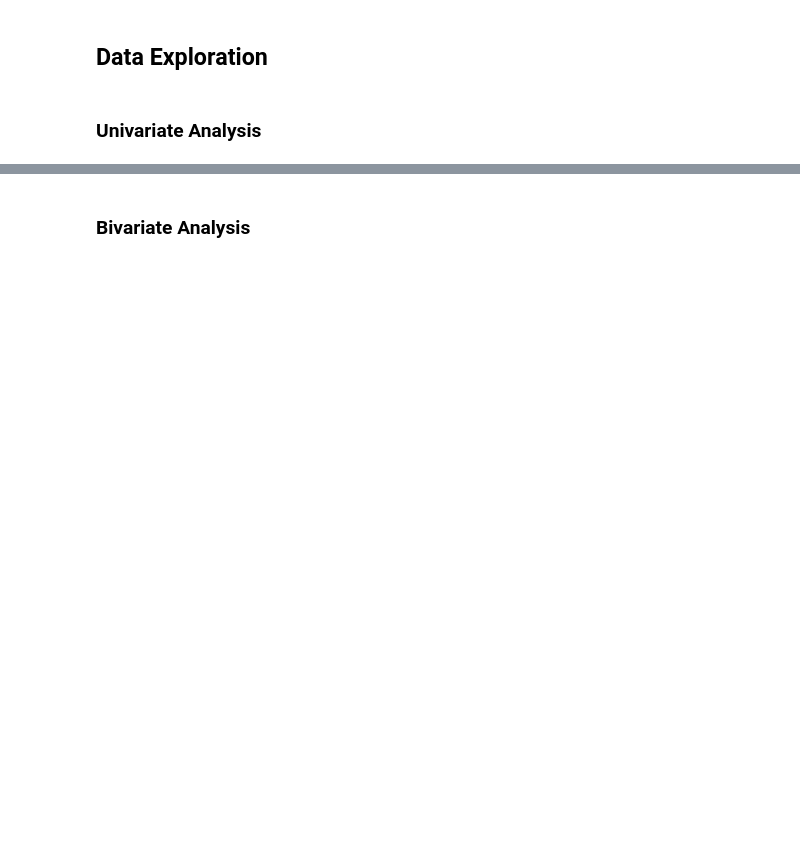
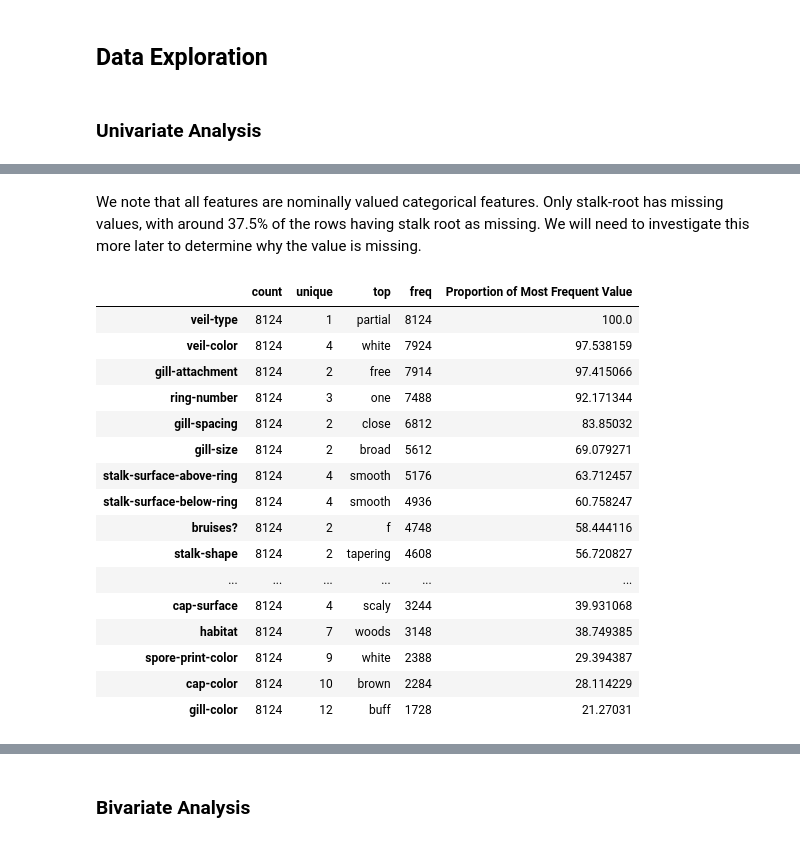
Before and after one commit to Tien-Cheng/AI-and-Machine-Learning--ST1511-, a Jupyter notebook: Assignment 1/classification/mushroom.ipynb, the cells around one changed output, grey strips where cells are left out. Drawn from its saved outputs; the diff is of its cells as text; code cells hidden in the pictures; blank space fills up the shorter version.

```diff
--- a/Assignment 1/classification/mushroom.ipynb
+++ b/Assignment 1/classification/mushroom.ipynb
@@ -54,0 +172,24 @@ random_state = np.random.RandomState(42) # also note that for cross validation,
+# %% [markdown]
+We note that all features are nominally valued categorical features. Only stalk-root has missing values, with around 37.5% of the rows having stalk root as missing. We will need to investigate this more later to determine why the value is missing.
+# %%
+descriptive_stats = mush_eda.describe().T
+descriptive_stats["Proportion of Most Frequent Value"] = descriptive_stats["freq"] / len(mush_eda) * 100
+descriptive_stats.sort_values("Proportion of Most Frequent Value", ascending=False)
+# %% [output]
+|  | count | unique | top | freq | Proportion of Most Frequent Value |
+| veil-type | 8124 | 1 | partial | 8124 | 100.0 |
+| veil-color | 8124 | 4 | white | 7924 | 97.538159 |
+| gill-attachment | 8124 | 2 | free | 7914 | 97.415066 |
+| ring-number | 8124 | 3 | one | 7488 | 92.171344 |
+| gill-spacing | 8124 | 2 | close | 6812 | 83.85032 |
+| gill-size | 8124 | 2 | broad | 5612 | 69.079271 |
+| stalk-surface-above-ring | 8124 | 4 | smooth | 5176 | 63.712457 |
+| stalk-surface-below-ring | 8124 | 4 | smooth | 4936 | 60.758247 |
+| bruises? | 8124 | 2 | f | 4748 | 58.444116 |
+| stalk-shape | 8124 | 2 | tapering | 4608 | 56.720827 |
+| ... | ... | ... | ... | ... | ... |
+| cap-surface | 8124 | 4 | scaly | 3244 | 39.931068 |
+| habitat | 8124 | 7 | woods | 3148 | 38.749385 |
+| spore-print-color | 8124 | 9 | white | 2388 | 29.394387 |
+| cap-color | 8124 | 10 | brown | 2284 | 28.114229 |
+| gill-color | 8124 | 12 | buff | 1728 | 21.27031 |
```
Also changed, not shown: parts of 24 cells of this notebook, 2 other files.
